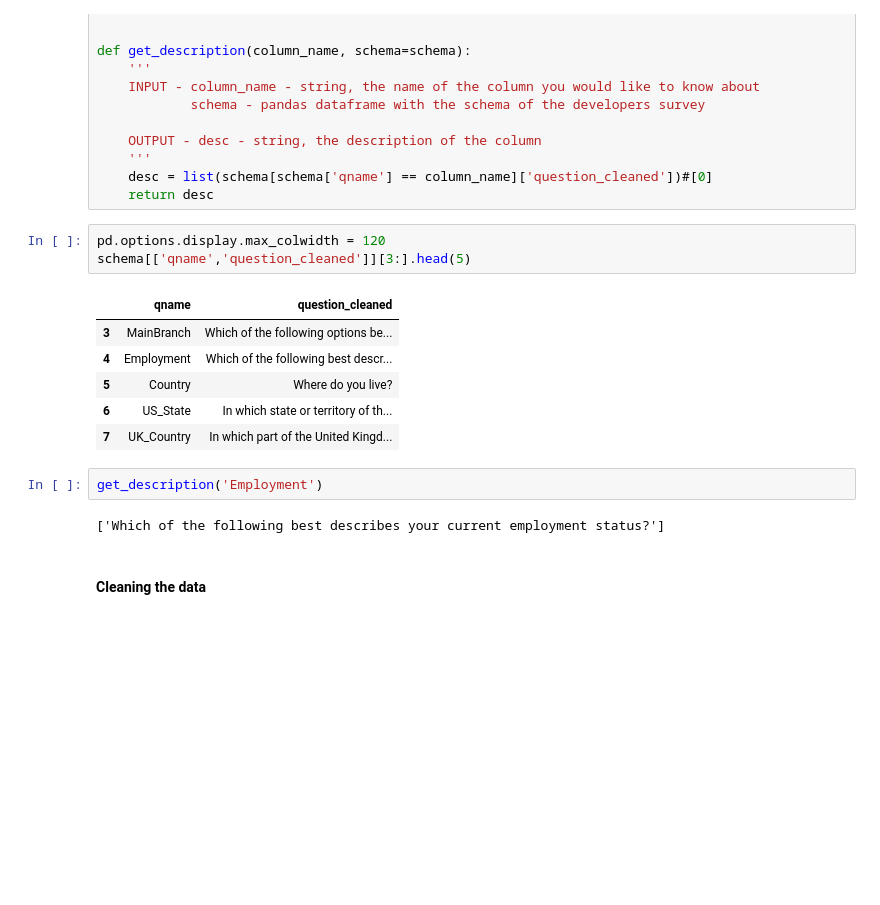
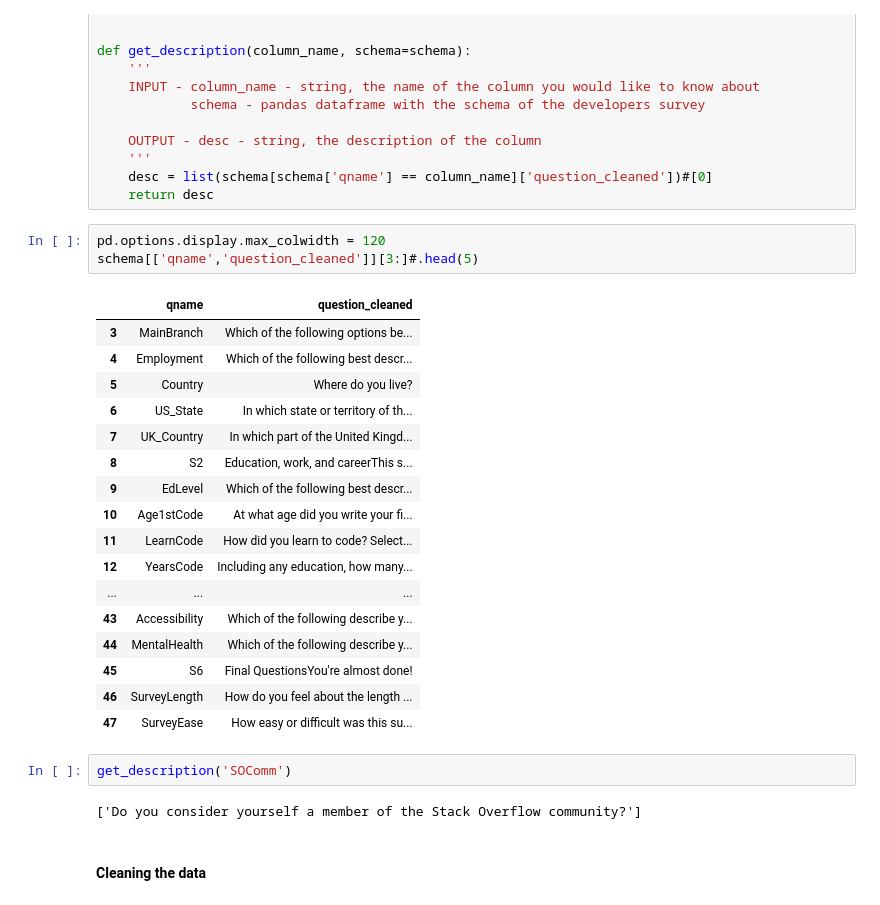
Before and after one commit to r0popo/GenderRepresentation, a Jupyter notebook: DSNGenderRepresentation.ipynb, the cells around one changed output. Drawn from its saved outputs; the diff is of its cells as text; blank space fills up the shorter version.

```diff
--- a/DSNGenderRepresentation.ipynb
+++ b/DSNGenderRepresentation.ipynb
@@ -85,18 +85,29 @@ def get_description(column_name, schema=schema):
     return desc
 # %%
 pd.options.display.max_colwidth = 120
-schema[['qname','question_cleaned']][3:].head(5)
+schema[['qname','question_cleaned']][3:]#.head(5)
 # %% [output]
 |  | qname | question_cleaned |
 | 3 | MainBranch | Which of the following options be... |
 | 4 | Employment | Which of the following best descr... |
 | 5 | Country | Where do you live? |
 | 6 | US_State | In which state or territory of th... |
 | 7 | UK_Country | In which part of the United Kingd... |
+| 8 | S2 | Education, work, and careerThis s... |
+| 9 | EdLevel | Which of the following best descr... |
+| 10 | Age1stCode | At what age did you write your fi... |
+| 11 | LearnCode | How did you learn to code? Select... |
+| 12 | YearsCode | Including any education, how many... |
+| ... | ... | ... |
+| 43 | Accessibility | Which of the following describe y... |
+| 44 | MentalHealth | Which of the following describe y... |
+| 45 | S6 | Final QuestionsYou're almost done! |
+| 46 | SurveyLength | How do you feel about the length ... |
+| 47 | SurveyEase | How easy or difficult was this su... |
 # %%
-get_description('Employment')
+get_description('SOComm')
 # %% [output]
-['Which of the following best describes your current employment status?']
+['Do you consider yourself a member of the Stack Overflow community?']
 # %% [markdown]
 #### Cleaning the data
 # %%
```
Also changed, not shown: parts of 7 cells of this notebook.
